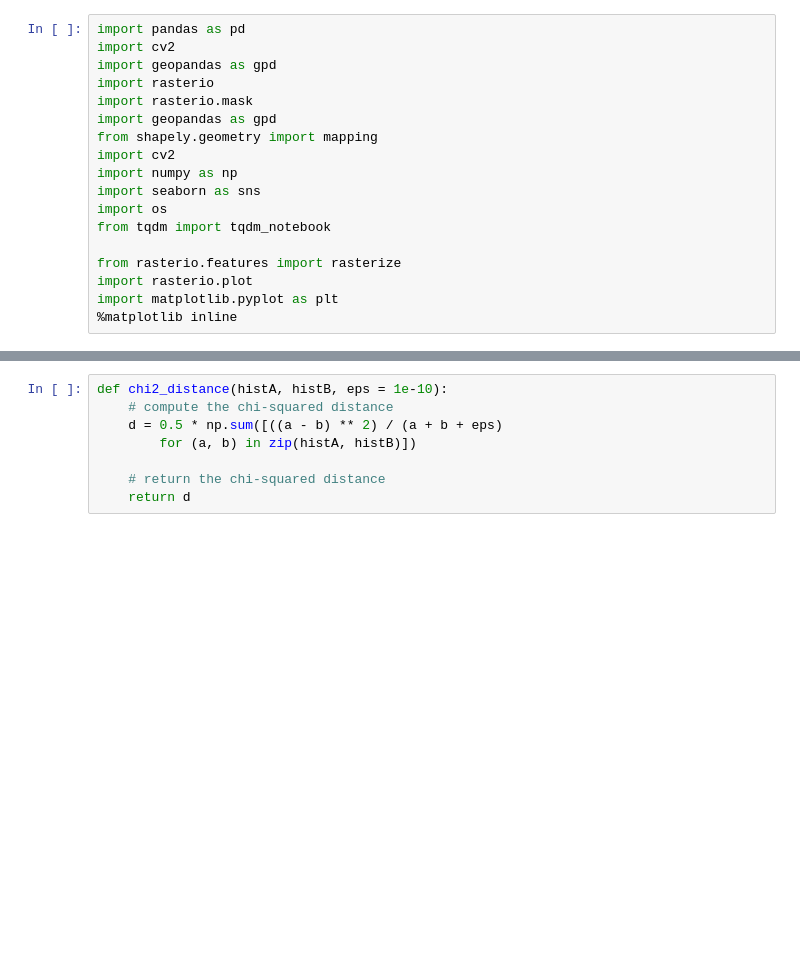
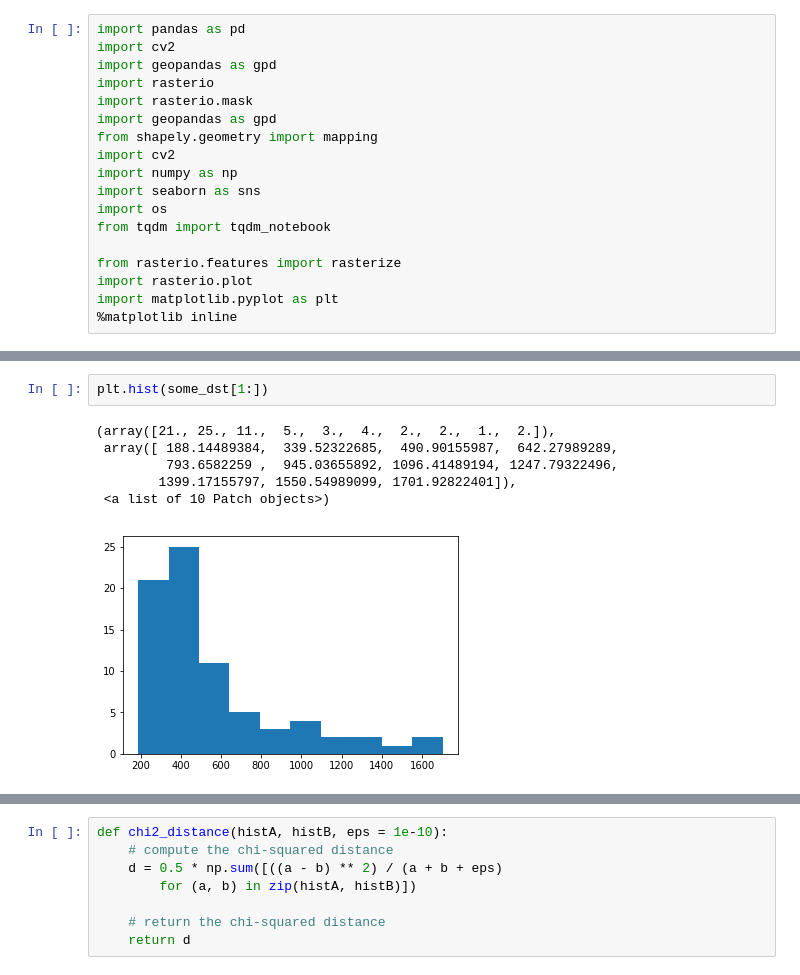
Before and after one commit to Justdjent/crop_field_classification, a Jupyter notebook: notebook/basic_histogram.ipynb, the cells around one changed output, grey strips where cells are left out. Saved outputs shown, nothing was run; the diff lists cells and outputs as text; blank space fills up the shorter version.

```diff
--- a/notebook/basic_histogram.ipynb
+++ b/notebook/basic_histogram.ipynb
@@ -200,0 +152,9 @@ len(hists)
+# %%
+plt.hist(some_dst[1:])
+# %% [output]
+(array([21., 25., 11.,  5.,  3.,  4.,  2.,  2.,  1.,  2.]),
+ array([ 188.14489384,  339.52322685,  490.90155987,  642.27989289,
+         793.6582259 ,  945.03655892, 1096.41489194, 1247.79322496,
+        1399.17155797, 1550.54989099, 1701.92822401]),
+ <a list of 10 Patch objects>)
+[figure, added]
```
Also changed, not shown: parts of 25 cells of this notebook.
